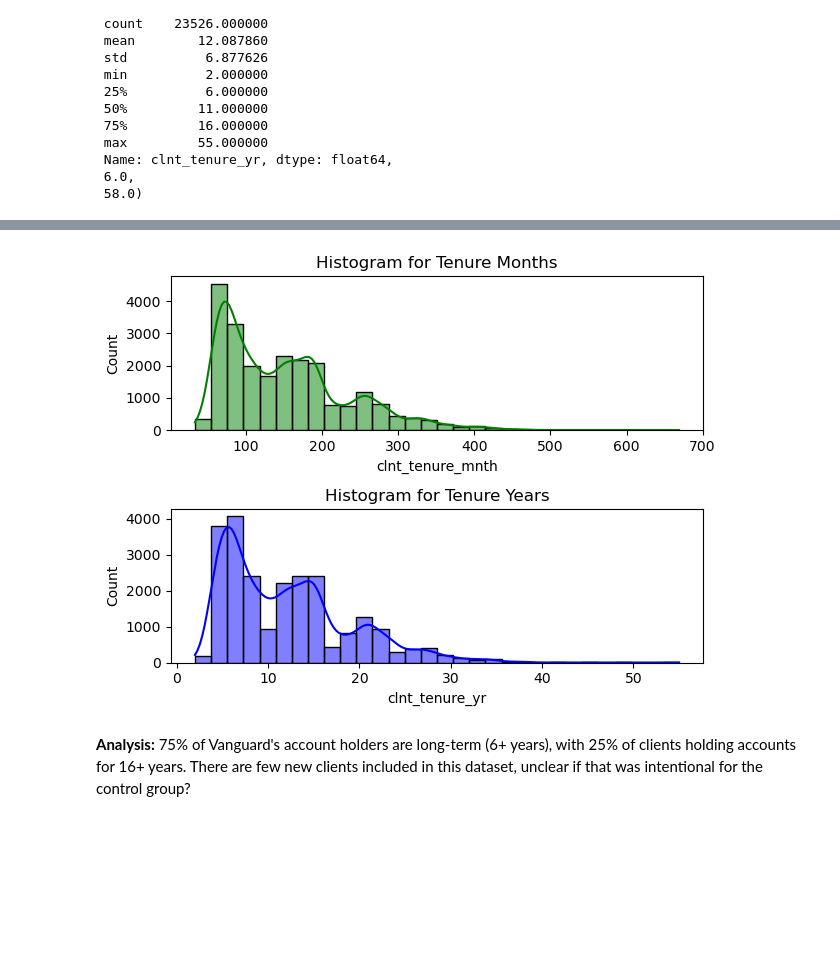
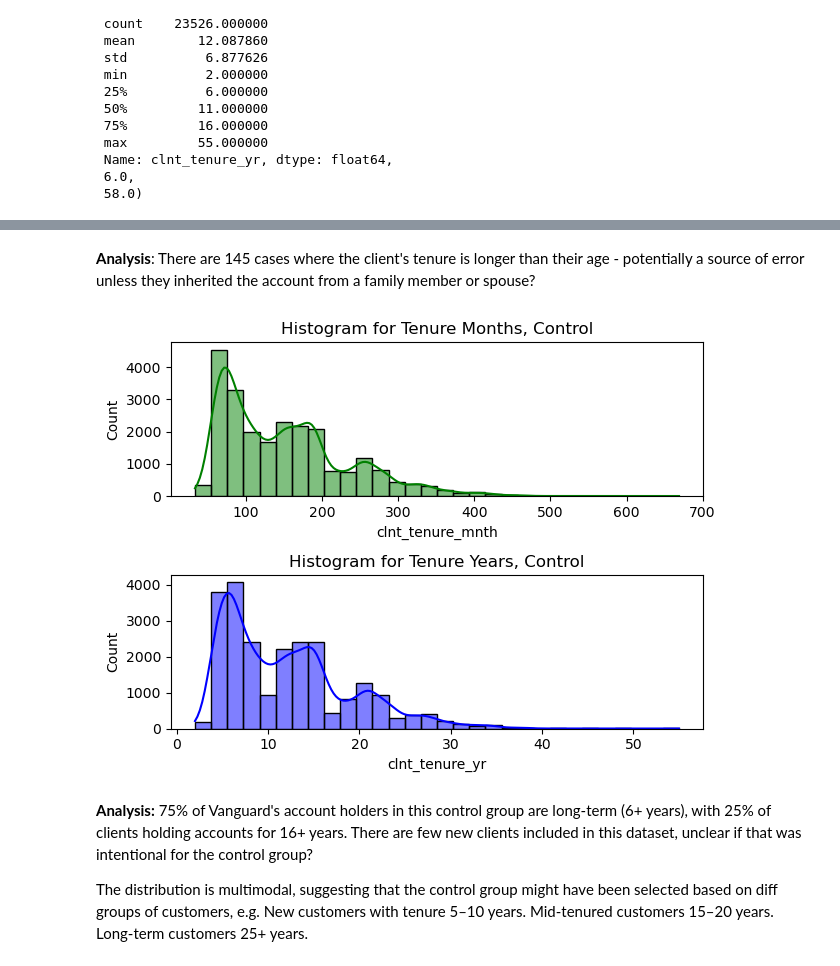
Before and after one commit to mkpaerce/vanguard-ab-test, a Jupyter notebook: Notebooks/vanguard_data_clean_mike.ipynb, the cells around one changed output, grey strips where cells are left out. Cells and saved outputs as stored; diff of their text form; code cells hidden in the pictures; blank space fills up the shorter version.

```diff
--- a/Notebooks/vanguard_data_clean_mike.ipynb
+++ b/Notebooks/vanguard_data_clean_mike.ipynb
@@ -90,13 +107,16 @@ disp_tenure_months, disp_tenure_years, mode_tenure_years, mode_tenure_months
+# %% [markdown]
+**Analysis**: There are 145 cases where the client's tenure is longer than their age - potentially a source of error unless they inherited the account from a family member or spouse?
 # %%
 fig, axes = plt.subplots(2,1, dpi = 100)
 sns.histplot(df_cleaned['clnt_tenure_mnth'], kde=True, bins=30, color="green", ax=axes[0])
-axes[0].set_title("Histogram for Tenure Months")
+axes[0].set_title("Histogram for Tenure Months, Control")
 sns.histplot(df_cleaned['clnt_tenure_yr'], kde=True, bins=30, color="blue", ax=axes[1])
-axes[1].set_title("Histogram for Tenure Years")
+axes[1].set_title("Histogram for Tenure Years, Control")
 plt.tight_layout()
 plt.show()
 # %% [output]
-[figure, old version]
+[figure, new version]
 # %% [markdown]
-**Analysis:** 75% of Vanguard's account holders are long-term (6+ years), with 25% of clients holding accounts for 16+ years.
-There are few new clients included in this dataset, unclear if that was intentional for the control group?
+**Analysis:** 75% of Vanguard's account holders in this control group are long-term (6+ years), with 25% of clients holding accounts for 16+ years. There are few new clients included in this dataset, unclear if that was intentional for the control group?
+
+The distribution is multimodal, suggesting that the control group might have been selected based on diff groups of customers, e.g. New customers with tenure 5–10 years. Mid-tenured customers 15–20 years. Long-term customers 25+ years.
```
Also changed, not shown: parts of 6 cells of this notebook.
